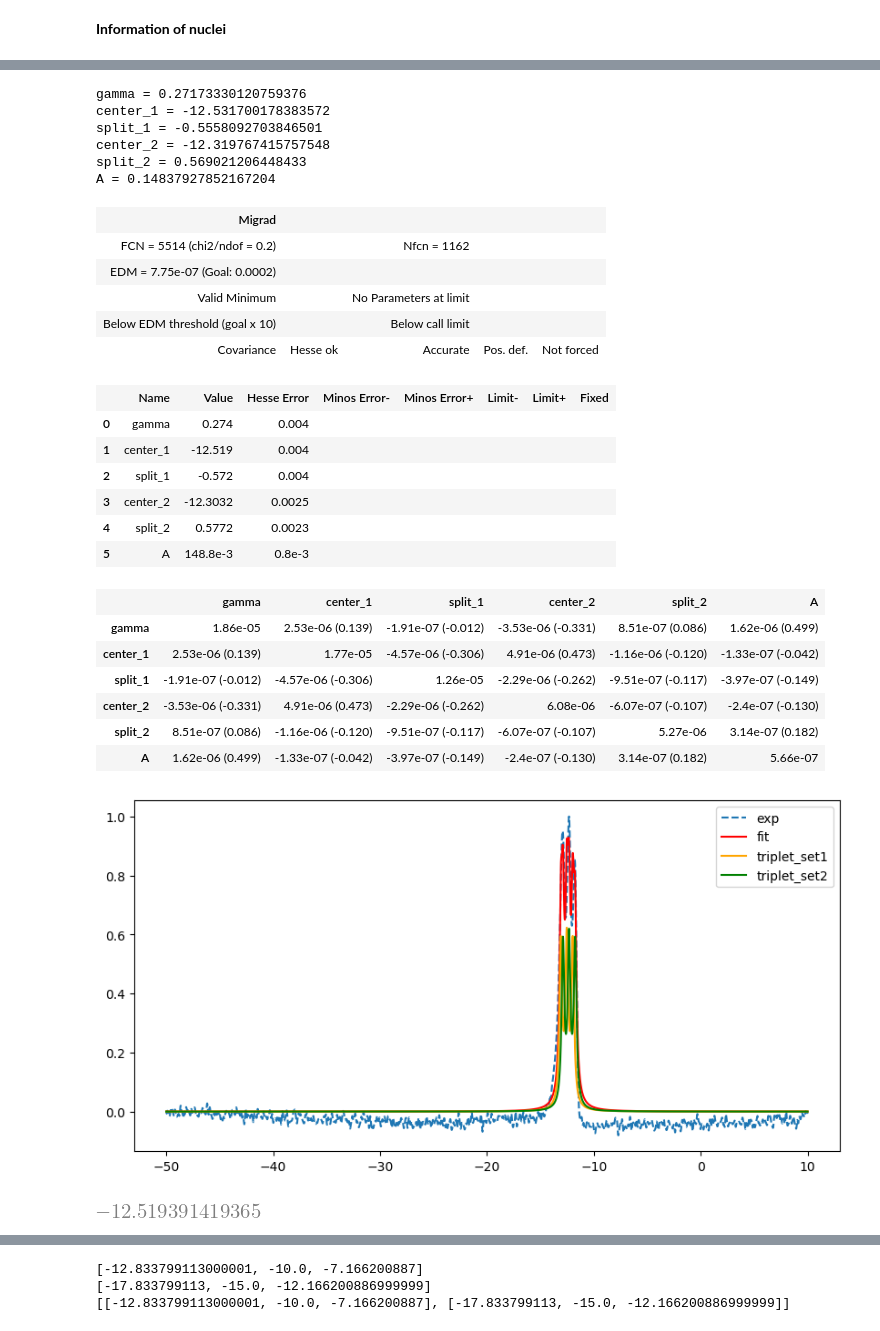
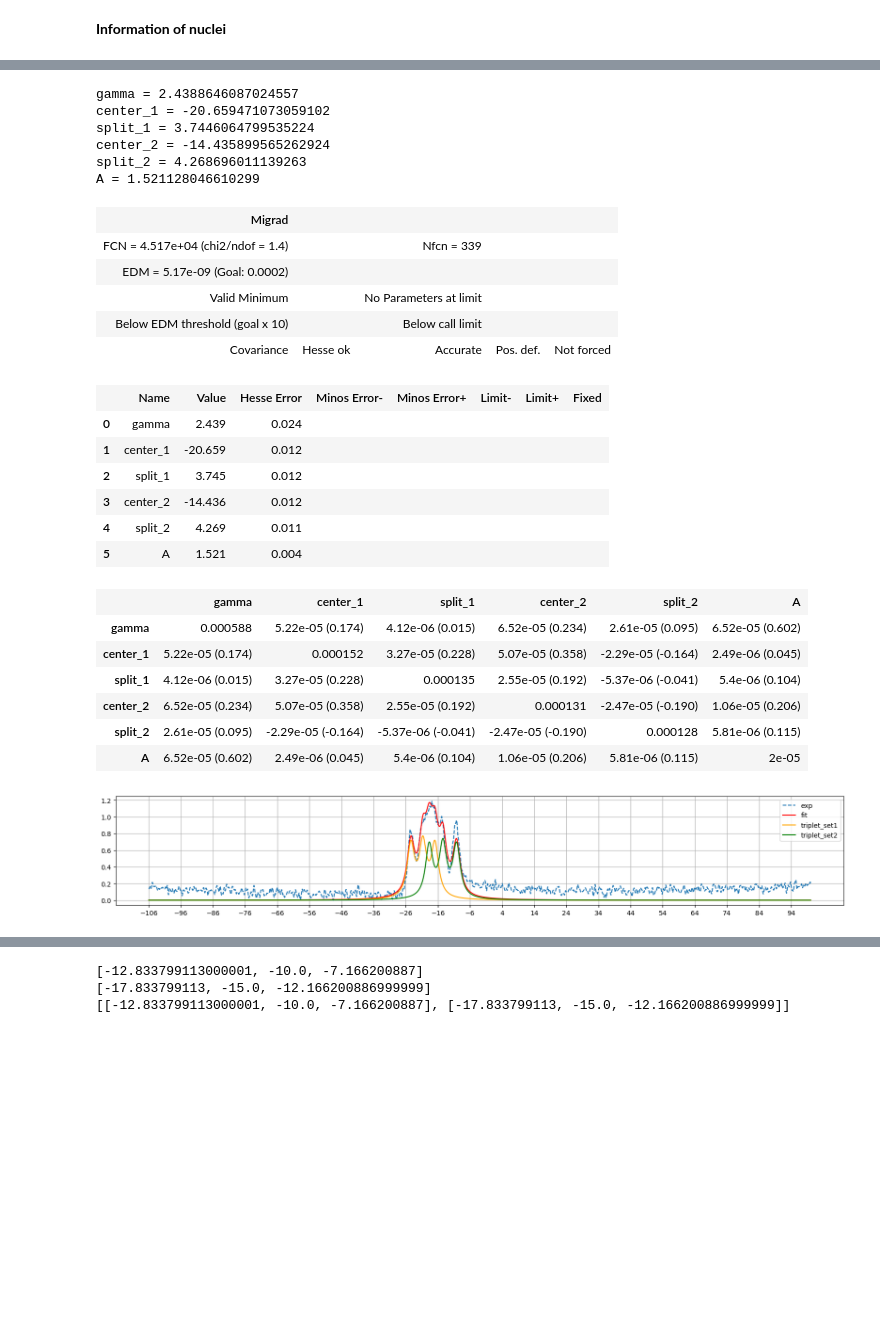
Before and after one commit to AstrobioShiva/Script_project, a Jupyter notebook: visualize_peaks.ipynb, the cells around one changed output, grey strips where cells are left out. Cells and saved outputs as stored; diff of their text form; code cells hidden in the pictures; blank space fills up the shorter version.

```diff
--- a/visualize_peaks.ipynb
+++ b/visualize_peaks.ipynb
@@ -16,8 +19,8 @@ def lorentz_cluster(x, gamma, center_1, split_1, center_2, split_2, A): #define
 **Plot variables**
 # %%
 steps = 32768
-x_start = -50
-x_end = 10
+x_start = 100.06
+x_end = -106.0
 steps_ppm = (x_end - x_start)/steps
 x = np.arange(x_start, x_end, steps_ppm)
 # print(x)
@@ -76,50 +82,55 @@ plt.legend()
 # %%
 least_squares = LeastSquares(x, yData, 0.1, lorentz_cluster)
-m = Minuit(least_squares, gamma = 1, center_1 = -10, split_1 = 2, center_2 = -10, split_2 = 2, A = 1).migrad()
-
+m = Minuit(least_squares, gamma = 1, center_1 = -15, split_1 = 2, center_2 = -15, split_2 = 2, A = 1).migrad()
+# m = Minuit(least_squares, gamma = m.values['gamma'], center_1 = m.values['center_1'], split_1 = m.values['split_1'], center_2 = m.values['center_2'], split_2 = m.values['split_2'], A = m.values['A']).migrad()
 # corr_mat = (m.covariance.correlation())
 # print(corr_mat)
 # print(m.migrad())
+if m.values['split_1']>5 or m.values['split_2']> 5:
+    print("\033[91mCheck!!!\033[0m")
+
 triplet_1 = lorentz_multi(x, m.values['gamma'], m.values['center_1'], m.values['split_1'], m.values['A'])
 triplet_2 = lorentz_multi(x, m.values['gamma'], m.values['center_2'], m.values['split_2'], m.values['A'])
-plt.figure(figsize=(10,5))
+plt.figure(figsize=(20,3))
+xinterval = np.arange(-50,10,10)
 plt.plot(x, yData, '--', label="exp")
 plt.plot(x, lorentz_cluster(x, *m.values), label="fit", color = 'red')
 plt.plot(x,triplet_1, label = "triplet_set1",color = "orange")
 plt.plot(x,triplet_2, label = "triplet_set2",color = "green")
+
+plt.xticks(np.arange(min(x), max(x)+1, 10.0))
+# plt.xlim([50,-80])
+plt.grid()
 plt.legend()
+
 for key, value in zip(m.parameters, m.values):
     print(f"{key} = {value}")
 m.migrad()
 # %% [output]
-gamma = 0.27173330120759376
-center_1 = -12.531700178383572
-split_1 = -0.5558092703846501
-center_2 = -12.319767415757548
-split_2 = 0.569021206448433
-A = 0.14837927852167204
+gamma = 2.4388646087024557
+center_1 = -20.659471073059102
+split_1 = 3.7446064799535224
+center_2 = -14.435899565262924
+split_2 = 4.268696011139263
+A = 1.521128046610299
 | Migrad |  |  |  |  |
-| FCN = 5514 (chi2/ndof = 0.2) |  | Nfcn = 1162 |  |  |
-| EDM = 7.75e-07 (Goal: 0.0002) |  |  |  |  |
+| FCN = 4.517e+04 (chi2/ndof = 1.4) |  | Nfcn = 339 |  |  |
+| EDM = 5.17e-09 (Goal: 0.0002) |  |  |  |  |
 | Valid Minimum |  | No Parameters at limit |  |  |
 | Below EDM threshold (goal x 10) |  | Below call limit |  |  |
 | Covariance | Hesse ok | Accurate | Pos. def. | Not forced |
 |  | Name | Value | Hesse Error | Minos Error- | Minos Error+ | Limit- | Limit+ | Fixed |
-| 0 | gamma | 0.274 | 0.004 |  |  |  |  |  |
-| 1 | center_1 | -12.519 | 0.004 |  |  |  |  |  |
-| 2 | split_1 | -0.572 | 0.004 |  |  |  |  |  |
-| 3 | center_2 | -12.3032 | 0.0025 |  |  |  |  |  |
-| 4 | split_2 | 0.5772 | 0.0023 |  |  |  |  |  |
-| 5 | A | 148.8e-3 | 0.8e-3 |  |  |  |  |  |
+| 0 | gamma | 2.439 | 0.024 |  |  |  |  |  |
+| 1 | center_1 | -20.659 | 0.012 |  |  |  |  |  |
+| 2 | split_1 | 3.745 | 0.012 |  |  |  |  |  |
+| 3 | center_2 | -14.436 | 0.012 |  |  |  |  |  |
+| 4 | split_2 | 4.269 | 0.011 |  |  |  |  |  |
+| 5 | A | 1.521 | 0.004 |  |  |  |  |  |
 |  | gamma | center_1 | split_1 | center_2 | split_2 | A |
-| gamma | 1.86e-05 | 2.53e-06 (0.139) | -1.91e-07 (-0.012) | -3.53e-06 (-0.331) | 8.51e-07 (0.086) | 1.62e-06 (0.499) |
-| center_1 | 2.53e-06 (0.139) | 1.77e-05 | -4.57e-06 (-0.306) | 4.91e-06 (0.473) | -1.16e-06 (-0.120) | -1.33e-07 (-0.042) |
-| split_1 | -1.91e-07 (-0.012) | -4.57e-06 (-0.306) | 1.26e-05 | -2.29e-06 (-0.262) | -9.51e-07 (-0.117) | -3.97e-07 (-0.149) |
-| center_2 | -3.53e-06 (-0.331) | 4.91e-06 (0.473) | -2.29e-06 (-0.262) | 6.08e-06 | -6.07e-07 (-0.107) | -2.4e-07 (-0.130) |
-| split_2 | 8.51e-07 (0.086) | -1.16e-06 (-0.120) | -9.51e-07 (-0.117) | -6.07e-07 (-0.107) | 5.27e-06 | 3.14e-07 (0.182) |
-| A | 1.62e-06 (0.499) | -1.33e-07 (-0.042) | -3.97e-07 (-0.149) | -2.4e-07 (-0.130) | 3.14e-07 (0.182) | 5.66e-07 |
+| gamma | 0.000588 | 5.22e-05 (0.174) | 4.12e-06 (0.015) | 6.52e-05 (0.234) | 2.61e-05 (0.095) | 6.52e-05 (0.602) |
+| center_1 | 5.22e-05 (0.174) | 0.000152 | 3.27e-05 (0.228) | 5.07e-05 (0.358) | -2.29e-05 (-0.164) | 2.49e-06 (0.045) |
+| split_1 | 4.12e-06 (0.015) | 3.27e-05 (0.228) | 0.000135 | 2.55e-05 (0.192) | -5.37e-06 (-0.041) | 5.4e-06 (0.104) |
+| center_2 | 6.52e-05 (0.234) | 5.07e-05 (0.358) | 2.55e-05 (0.192) | 0.000131 | -2.47e-05 (-0.190) | 1.06e-05 (0.206) |
+| split_2 | 2.61e-05 (0.095) | -2.29e-05 (-0.164) | -5.37e-06 (-0.041) | -2.47e-05 (-0.190) | 0.000128 | 5.81e-06 (0.115) |
+| A | 6.52e-05 (0.602) | 2.49e-06 (0.045) | 5.4e-06 (0.104) | 1.06e-05 (0.206) | 5.81e-06 (0.115) | 2e-05 |
-[figure, old version]
+[figure, new version]
-# %%
-m.values['center_1']
-# %% [output]
-[figure, removed]
```
Also changed, not shown: parts of 4 cells of this notebook.
